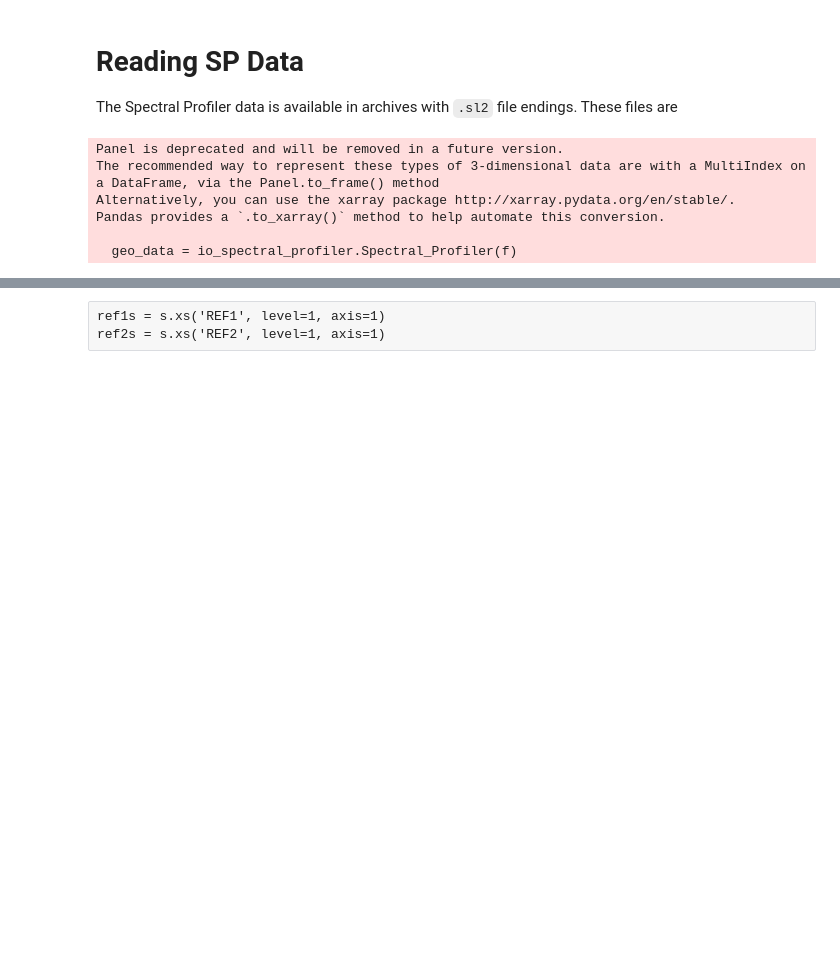
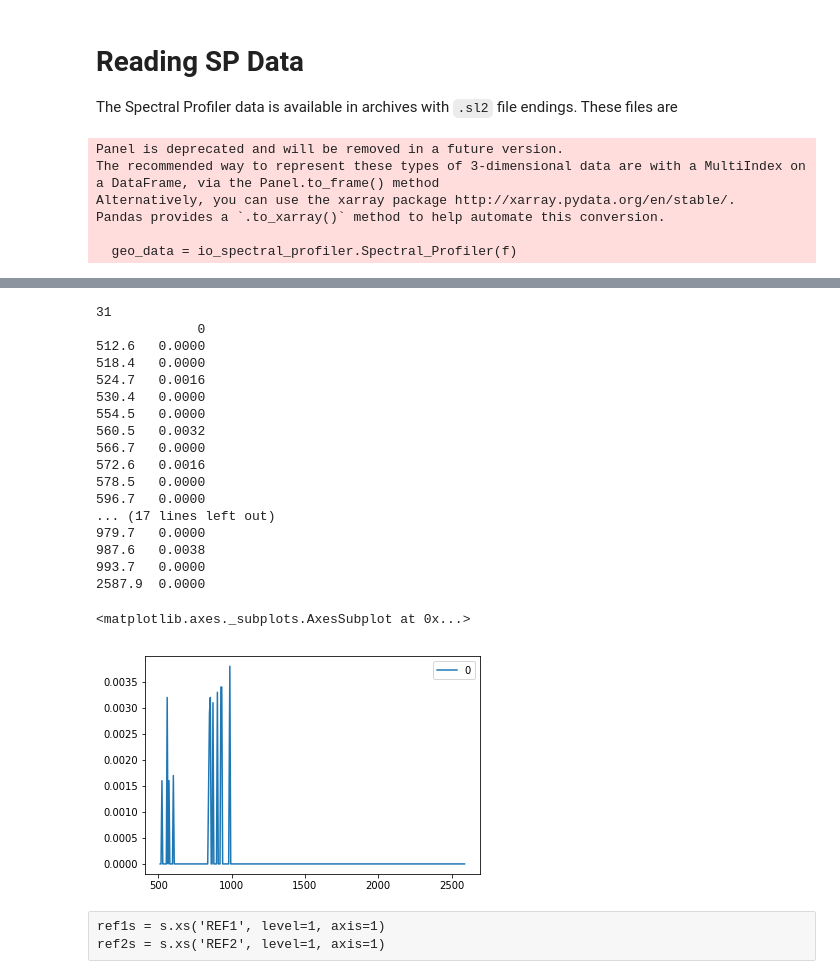
Before and after one commit to cneubauerUSGS/kaguya_spectral_profiler, a Jupyter notebook: notebooks/simplification/Reading_Kaguya_SP_Data.ipynb, the cells around one changed output, grey strips where cells are left out. Drawn from its saved outputs; the diff is of its cells as text; code cells hidden in the pictures; blank space fills up the shorter version.

```diff
--- a/notebooks/simplification/Reading_Kaguya_SP_Data.ipynb
+++ b/notebooks/simplification/Reading_Kaguya_SP_Data.ipynb
@@ -61,0 +140,9 @@ Name: 512.6, dtype: float64
+# %%
+test = DouglasPeucker(ref1s.data.iloc[:, 2], ref1s.data.index )
+
+# print(test.loc[524.7])
+# print(other_test.loc[524.7])
+# print(distance((518.4, 0) ,(512.6, .0016) , (524.7, .0012) ))
+newline = convert(ref1s.data.iloc[:, 2], test)
+print(len(test))
+print(newline)
@@ -62,3 +174,27 @@ Name: 512.6, dtype: float64
+# %%
+print(len(newline.index))
+print(newline)
+newline.plot()
+# %% [output]
+31
+             0
+512.6   0.0000
+518.4   0.0000
+524.7   0.0016
+530.4   0.0000
+554.5   0.0000
+560.5   0.0032
+566.7   0.0000
+572.6   0.0016
+578.5   0.0000
+596.7   0.0000
+... (17 lines left out)
+979.7   0.0000
+987.6   0.0038
+993.7   0.0000
+2587.9  0.0000
+<matplotlib.axes._subplots.AxesSubplot at 0x...>
+[figure, added]
 # %% [raw]
 ref1s = s.xs('REF1', level=1, axis=1)
 ref2s = s.xs('REF2', level=1, axis=1)
```
Also changed, not shown: parts of 12 cells of this notebook, 2 other files.
